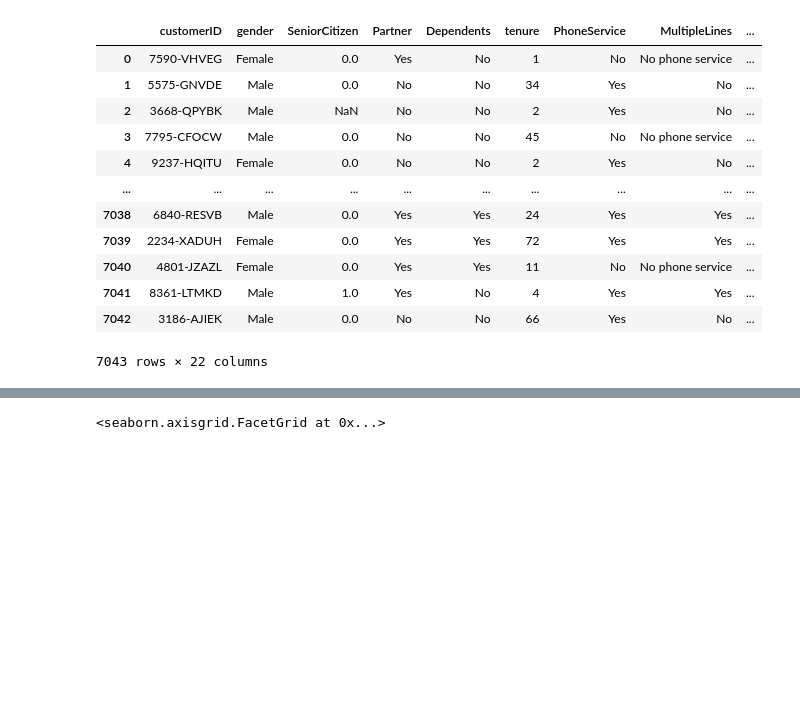
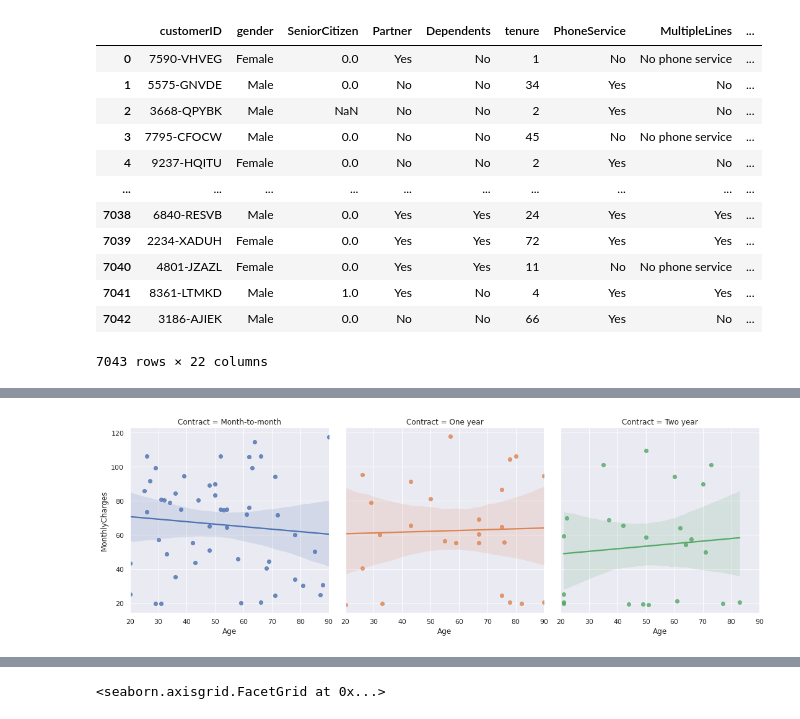
Before and after one commit to Squify/H3_Python, a Jupyter notebook: Notebooks/eval/data-visualisation.ipynb, the cells around one changed output, grey strips where cells are left out. Saved outputs shown, nothing was run; the diff lists cells and outputs as text; code cells hidden in the pictures; blank space fills up the shorter version.

```diff
--- a/Notebooks/eval/data-visualisation.ipynb
+++ b/Notebooks/eval/data-visualisation.ipynb
@@ -140,0 +154,6 @@ sns.displot(dataset.PhoneService)
+# %%
+# https://seaborn.pydata.org/examples/logistic_regression.html
+
+diagram = sns.lmplot(x="Age", y="MonthlyCharges", col="Contract", hue="Contract", data=dataset_sample)
+# %% [output]
+[figure, added]
```
Also changed, not shown: parts of 37 cells of this notebook.
